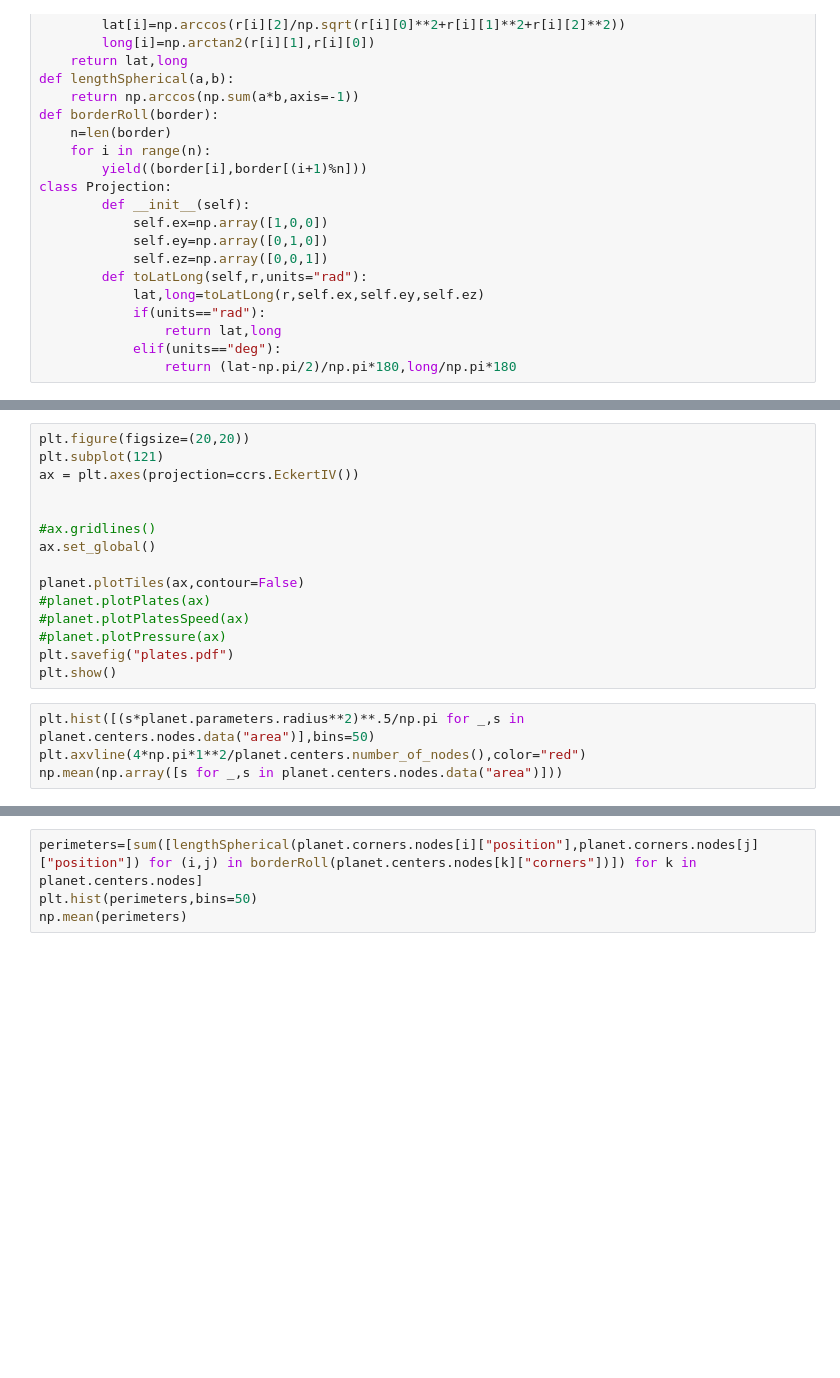
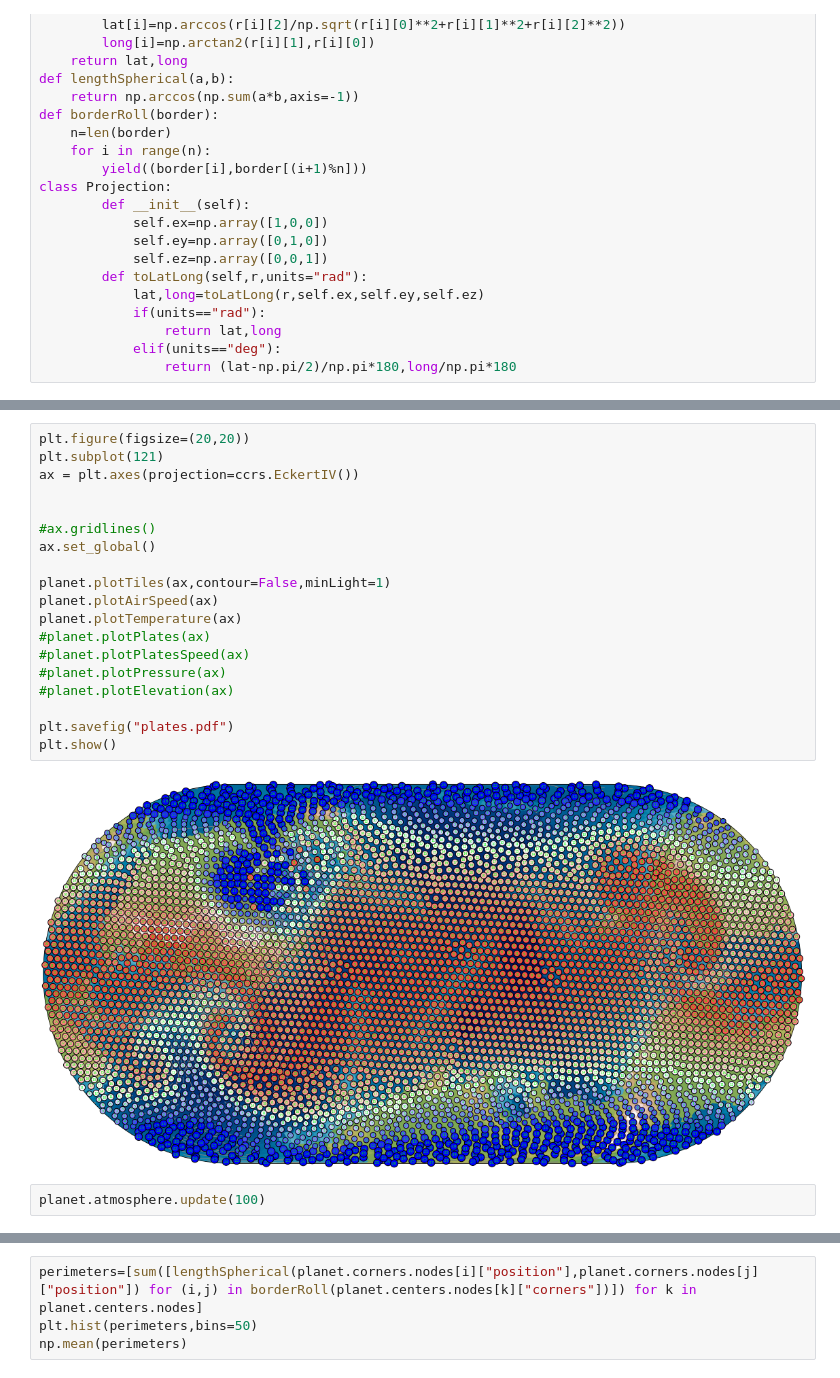
Before and after one commit to damienBloch/proceduralPlanet, a Jupyter notebook: Untitled.ipynb, the cells around one changed output, grey strips where cells are left out. Saved outputs shown, nothing was run; the diff lists cells and outputs as text; blank space fills up the shorter version.

```diff
--- a/Untitled.ipynb
+++ b/Untitled.ipynb
@@ -221,19 +225,23 @@ plt.show()
 # %%
 plt.figure(figsize=(20,20))
 plt.subplot(121)
 ax = plt.axes(projection=ccrs.EckertIV())
 
 
 #ax.gridlines()
 ax.set_global()
 
-planet.plotTiles(ax,contour=False)
+planet.plotTiles(ax,contour=False,minLight=1)
+planet.plotAirSpeed(ax)
+planet.plotTemperature(ax)
 #planet.plotPlates(ax)
 #planet.plotPlatesSpeed(ax)
 #planet.plotPressure(ax)
+#planet.plotElevation(ax)
+
 plt.savefig("plates.pdf")
 plt.show()
+# %% [output]
+[figure, added]
-# %%
-plt.hist([(s*planet.parameters.radius**2)**.5/np.pi for _,s in planet.centers.nodes.data("area")],bins=50)
-plt.axvline(4*np.pi*1**2/planet.centers.number_of_nodes(),color="red")
-np.mean(np.array([s for _,s in planet.centers.nodes.data("area")]))
+# %%
+planet.atmosphere.update(100)
```
Also changed, not shown: parts of 12 cells of this notebook, 1 other file.
